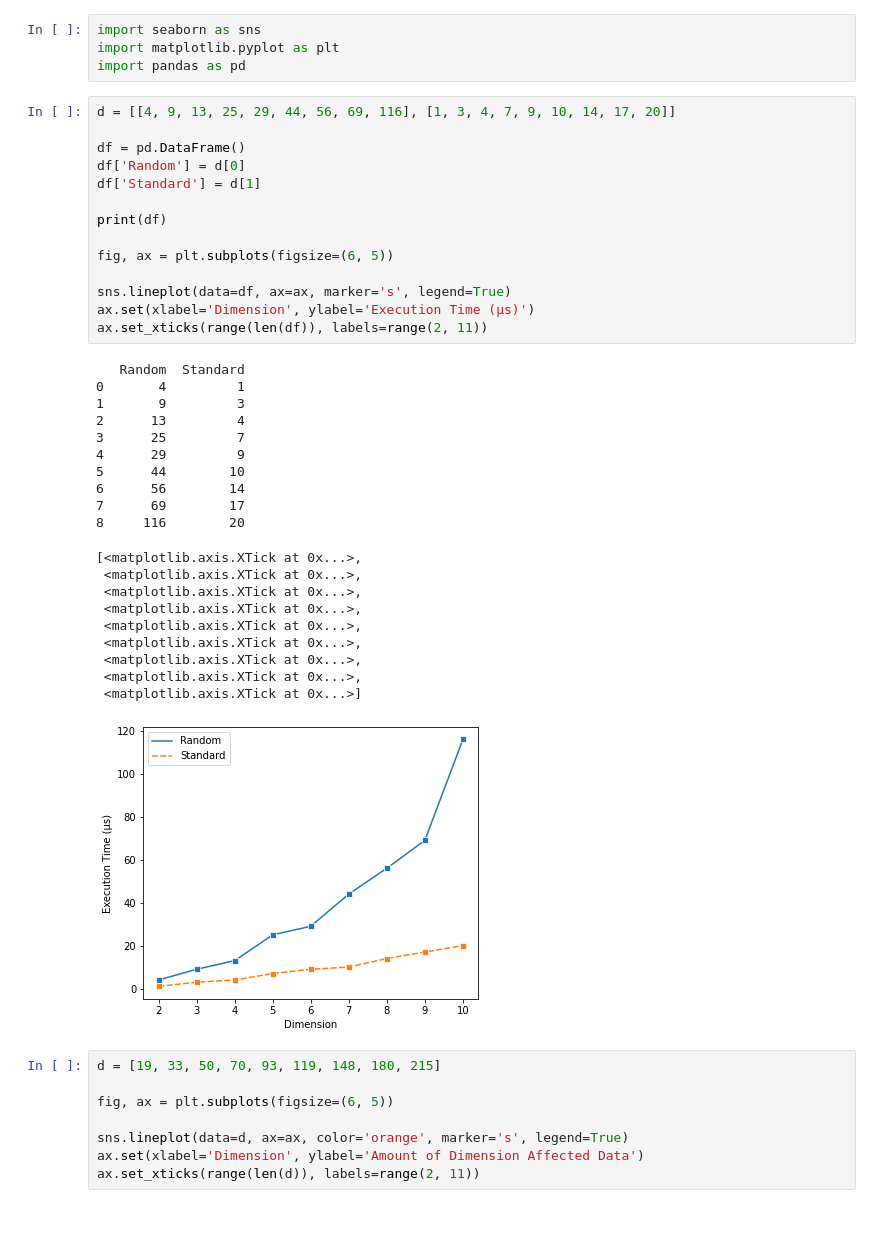
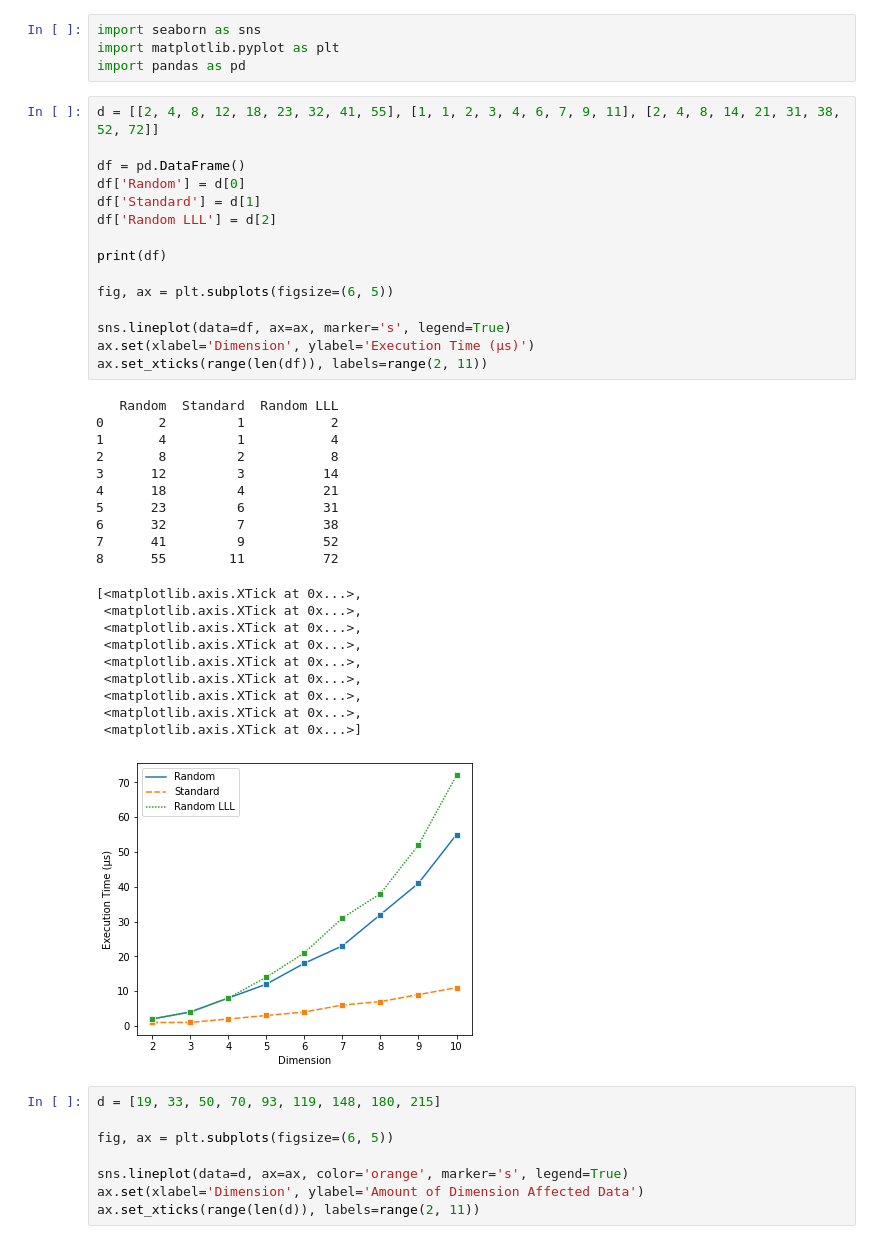
Before and after one commit to Cavlon/programming_paradigms_assig, a Jupyter notebook: Data Graphing.ipynb, the cells around one changed output. Cells and saved outputs as stored; diff of their text form.

```diff
--- a/Data Graphing.ipynb
+++ b/Data Graphing.ipynb
@@ -3,40 +3,41 @@ import seaborn as sns
 import matplotlib.pyplot as plt
 import pandas as pd
 # %%
-d = [[4, 9, 13, 25, 29, 44, 56, 69, 116], [1, 3, 4, 7, 9, 10, 14, 17, 20]]
+d = [[2, 4, 8, 12, 18, 23, 32, 41, 55], [1, 1, 2, 3, 4, 6, 7, 9, 11], [2, 4, 8, 14, 21, 31, 38, 52, 72]]
 
 df = pd.DataFrame()
 df['Random'] = d[0]
 df['Standard'] = d[1]
+df['Random LLL'] = d[2]
 
 print(df)
 
 fig, ax = plt.subplots(figsize=(6, 5))
 
 sns.lineplot(data=df, ax=ax, marker='s', legend=True)
 ax.set(xlabel='Dimension', ylabel='Execution Time (μs)')
 ax.set_xticks(range(len(df)), labels=range(2, 11))
 # %% [output]
-   Random  Standard
-0       4         1
-1       9         3
-2      13         4
-3      25         7
-4      29         9
-5      44        10
-6      56        14
-7      69        17
-8     116        20
+   Random  Standard  Random LLL
+0       2         1           2
+1       4         1           4
+2       8         2           8
+3      12         3          14
+4      18         4          21
+5      23         6          31
+6      32         7          38
+7      41         9          52
+8      55        11          72
 [<matplotlib.axis.XTick at 0x...>,
  <matplotlib.axis.XTick at 0x...>,
  <matplotlib.axis.XTick at 0x...>,
  <matplotlib.axis.XTick at 0x...>,
  <matplotlib.axis.XTick at 0x...>,
  <matplotlib.axis.XTick at 0x...>,
  <matplotlib.axis.XTick at 0x...>,
  <matplotlib.axis.XTick at 0x...>,
  <matplotlib.axis.XTick at 0x...>]
-[figure, old version]
+[figure, new version]
 # %%
 d = [19, 33, 50, 70, 93, 119, 148, 180, 215]
 
```
Also changed, not shown: 5 other files.
